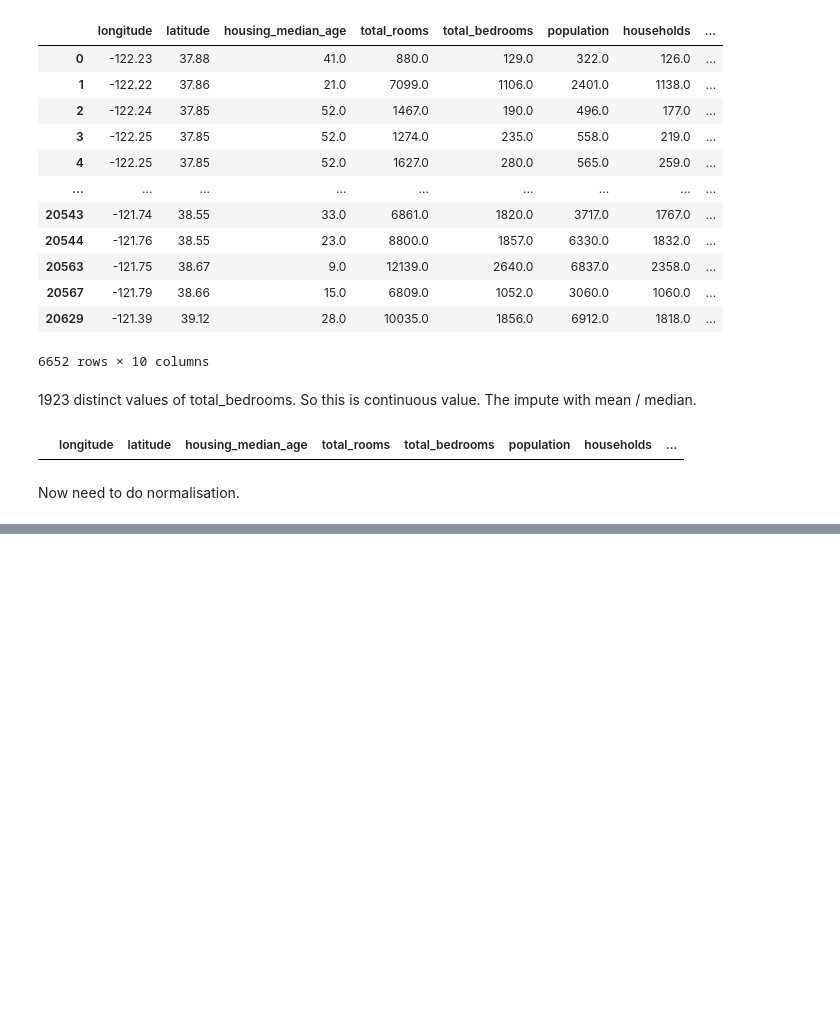
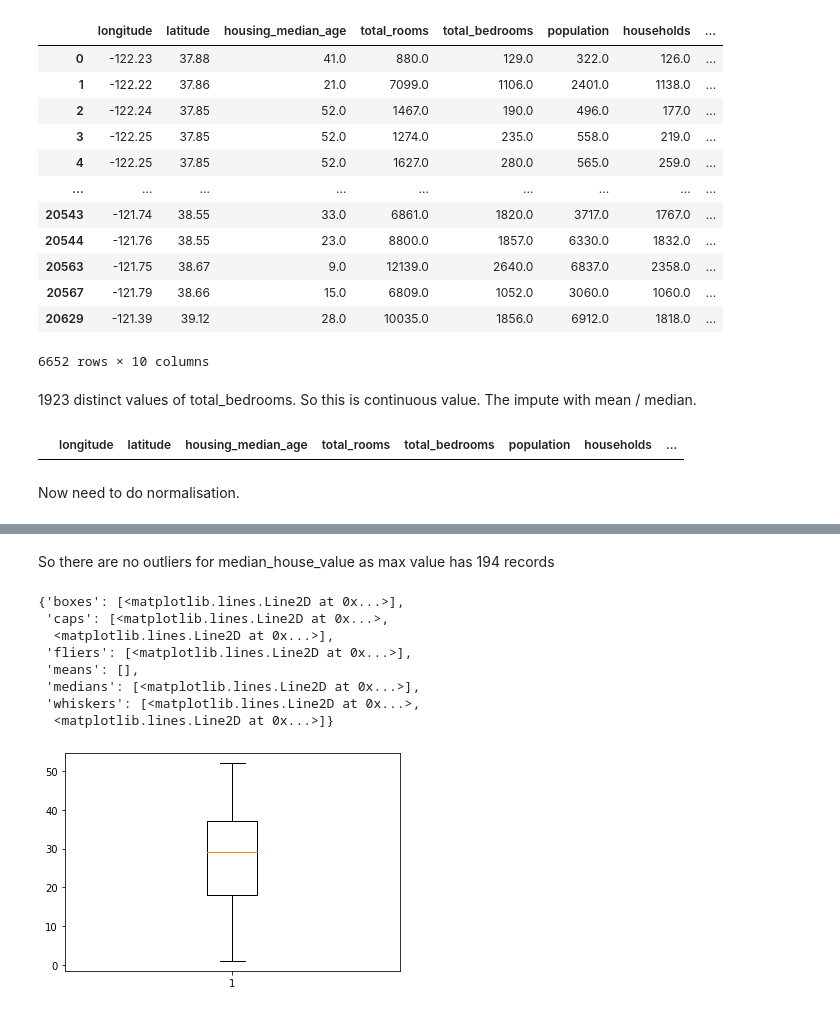
Before and after one commit to arindamdeyofficial/houseprediction, a Jupyter notebook: houseprediction.ipynb, the cells around one changed output, grey strips where cells are left out. Saved outputs shown, nothing was run; the diff lists cells and outputs as text; code cells hidden in the pictures; blank space fills up the shorter version.

```diff
--- a/houseprediction.ipynb
+++ b/houseprediction.ipynb
@@ -134,0 +190,14 @@ Now need to do normalisation.
+# %% [markdown]
+So there are no outliers for median_house_value as max value has 194 records
+# %%
+plt.boxplot(dNearbay['housing_median_age'])
+# %% [output]
+{'boxes': [<matplotlib.lines.Line2D at 0x...>],
+ 'caps': [<matplotlib.lines.Line2D at 0x...>,
+  <matplotlib.lines.Line2D at 0x...>],
+ 'fliers': [<matplotlib.lines.Line2D at 0x...>],
+ 'means': [],
+ 'medians': [<matplotlib.lines.Line2D at 0x...>],
+ 'whiskers': [<matplotlib.lines.Line2D at 0x...>,
+  <matplotlib.lines.Line2D at 0x...>]}
+[figure, added]
```
Also changed, not shown: parts of 18 cells of this notebook.
